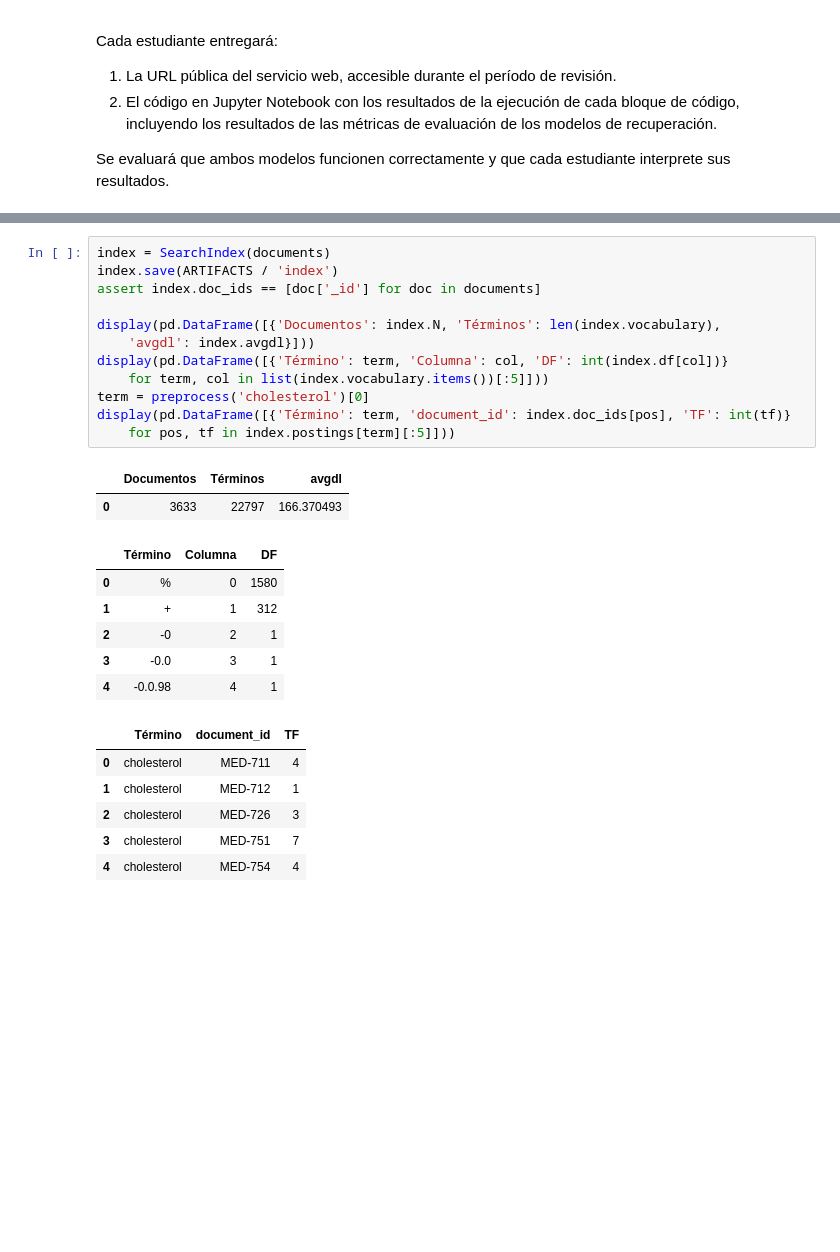
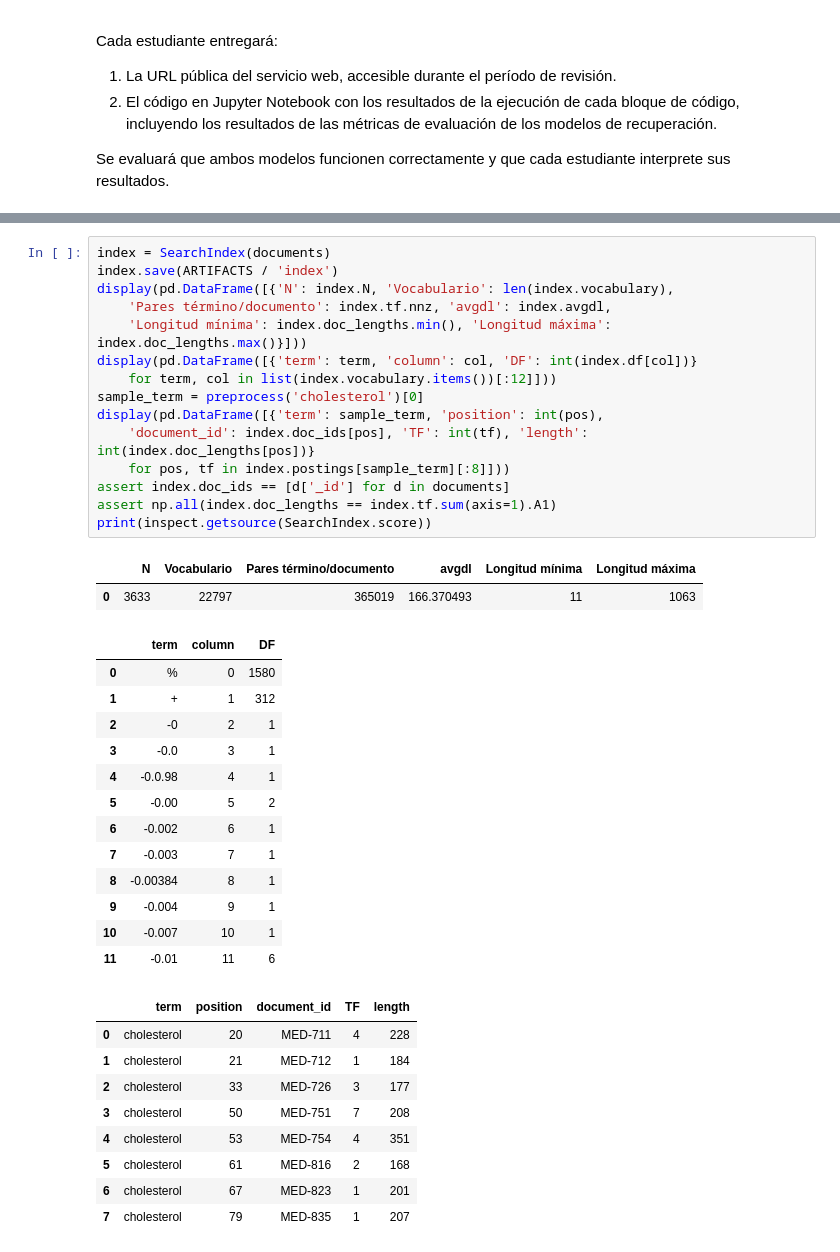
Before and after one commit to JASL22/examen1bimJhonnSaeteros, a Jupyter notebook: examen1bim_Jhonn_Saeteros.ipynb, the cells around one changed output, grey strips where cells are left out. Drawn from its saved outputs; the diff is of its cells as text; blank space fills up the shorter version.

```diff
--- a/examen1bim_Jhonn_Saeteros.ipynb
+++ b/examen1bim_Jhonn_Saeteros.ipynb
@@ -194,27 +257,40 @@ Las frecuencias se almacenan en una matriz dispersa.
 # %%
 index = SearchIndex(documents)
 index.save(ARTIFACTS / 'index')
-assert index.doc_ids == [doc['_id'] for doc in documents]
-
-display(pd.DataFrame([{'Documentos': index.N, 'Términos': len(index.vocabulary),
-    'avgdl': index.avgdl}]))
-display(pd.DataFrame([{'Término': term, 'Columna': col, 'DF': int(index.df[col])}
-    for term, col in list(index.vocabulary.items())[:5]]))
-term = preprocess('cholesterol')[0]
-display(pd.DataFrame([{'Término': term, 'document_id': index.doc_ids[pos], 'TF': int(tf)}
-    for pos, tf in index.postings[term][:5]]))
+display(pd.DataFrame([{'N': index.N, 'Vocabulario': len(index.vocabulary),
+    'Pares término/documento': index.tf.nnz, 'avgdl': index.avgdl,
+    'Longitud mínima': index.doc_lengths.min(), 'Longitud máxima': index.doc_lengths.max()}]))
+display(pd.DataFrame([{'term': term, 'column': col, 'DF': int(index.df[col])}
+    for term, col in list(index.vocabulary.items())[:12]]))
+sample_term = preprocess('cholesterol')[0]
+display(pd.DataFrame([{'term': sample_term, 'position': int(pos),
+    'document_id': index.doc_ids[pos], 'TF': int(tf), 'length': int(index.doc_lengths[pos])}
+    for pos, tf in index.postings[sample_term][:8]]))
+assert index.doc_ids == [d['_id'] for d in documents]
+assert np.all(index.doc_lengths == index.tf.sum(axis=1).A1)
+print(inspect.getsource(SearchIndex.score))
 # %% [output]
-|  | Documentos | Términos | avgdl |
-| 0 | 3633 | 22797 | 166.370493 |
+|  | N | Vocabulario | Pares término/documento | avgdl | Longitud mínima | Longitud máxima |
+| 0 | 3633 | 22797 | 365019 | 166.370493 | 11 | 1063 |
-|  | Término | Columna | DF |
+|  | term | column | DF |
 | 0 | % | 0 | 1580 |
 | 1 | + | 1 | 312 |
 | 2 | -0 | 2 | 1 |
 | 3 | -0.0 | 3 | 1 |
 | 4 | -0.0.98 | 4 | 1 |
+| 5 | -0.00 | 5 | 2 |
+| 6 | -0.002 | 6 | 1 |
+| 7 | -0.003 | 7 | 1 |
+| 8 | -0.00384 | 8 | 1 |
+| 9 | -0.004 | 9 | 1 |
+| 10 | -0.007 | 10 | 1 |
+| 11 | -0.01 | 11 | 6 |
-|  | Término | document_id | TF |
-| 0 | cholesterol | MED-711 | 4 |
-| 1 | cholesterol | MED-712 | 1 |
-| 2 | cholesterol | MED-726 | 3 |
-| 3 | cholesterol | MED-751 | 7 |
-| 4 | cholesterol | MED-754 | 4 |
+|  | term | position | document_id | TF | length |
+| 0 | cholesterol | 20 | MED-711 | 4 | 228 |
+| 1 | cholesterol | 21 | MED-712 | 1 | 184 |
+| 2 | cholesterol | 33 | MED-726 | 3 | 177 |
+| 3 | cholesterol | 50 | MED-751 | 7 | 208 |
+| 4 | cholesterol | 53 | MED-754 | 4 | 351 |
+| 5 | cholesterol | 61 | MED-816 | 2 | 168 |
+| 6 | cholesterol | 67 | MED-823 | 1 | 201 |
+| 7 | cholesterol | 79 | MED-835 | 1 | 207 |
```
Also changed, not shown: parts of 34 cells of this notebook, 1 other file.
